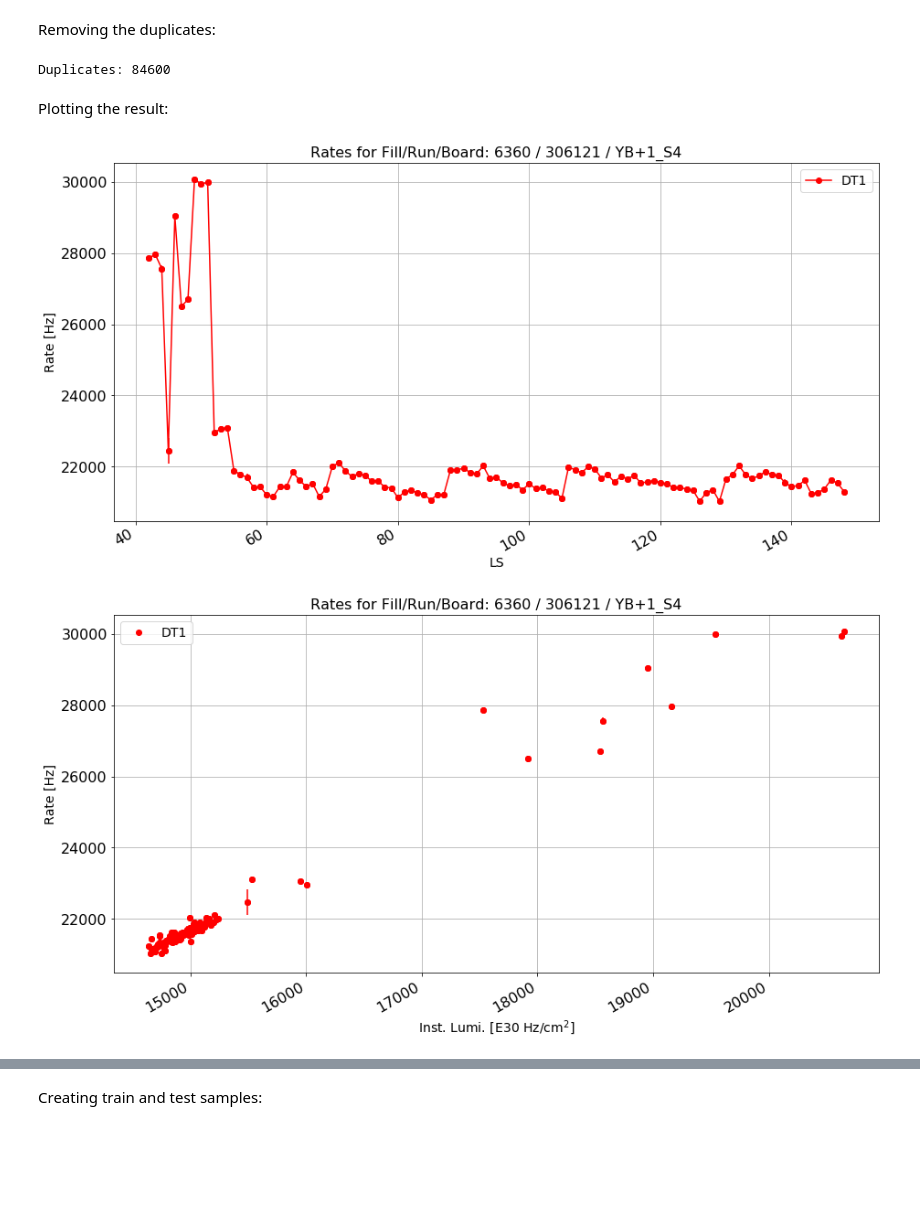
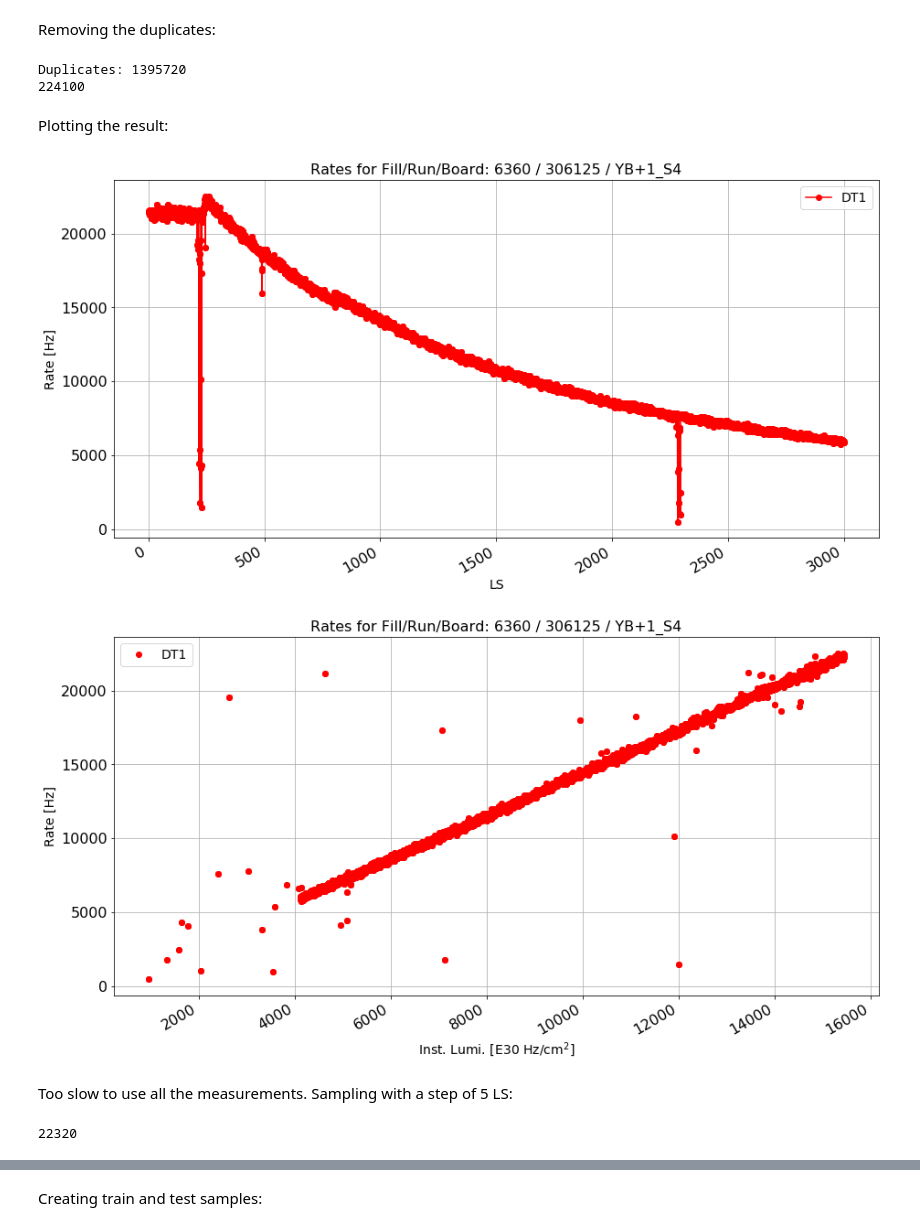
Before and after one commit to merveince92/RPCTriggerRateMonitoringWithML, a Jupyter notebook: inst_lumi_extractor.ipynb, the cells around one changed output, grey strips where cells are left out. Cells and saved outputs as stored; diff of their text form; code cells hidden in the pictures; blank space fills up the shorter version.

```diff
--- a/inst_lumi_extractor.ipynb
+++ b/inst_lumi_extractor.ipynb
@@ -325,20 +366,22 @@ df_rates_noduplicates.to_csv("df_rates_nodup.csv", sep='\t')
 # %%
-def assignLS(df1, df2):
+#IT TAKES TOOOOO LONG
+def assignLS_ext(df1, df2):
+    j = 0
     temp = df1.copy()
-    for index1 in df2.index:
-        #print index1
-        time = df1.time.loc[index1]
-        red = df2[df2["time"] == time]
-        if(len(red) > 0):
-            ls = red["ls"].iloc[0]
-            lumi = red["lumi"].iloc[0]
-            for i in range(index1, index1+60):
-                #print i, time, ls, lumi
-                temp.loc[i, "ls"] = ls
-                temp.loc[i, "lumi"] = lumi
+    for index in df2.index:
+        #print index
+        ls = df2["ls"].loc[index]
+        lumi = df2["lumi"].loc[index]
+        for i in range(index, index+60):
+            j = j + 1
+            if(j%1000 == 0):
+                print j
+            #print i, ls, lumi
+            temp.loc[i, "ls"] = ls
+            temp.loc[i, "lumi"] = lumi
     return temp
 
-temp = assignLS(df_rates, df_rates_noduplicates)
+temp = assignLS_ext(df_rates, df_rates_noduplicates)
 df_rates = temp
 # %%
 print df_rates[df_rates.ls <= 0]
@@ -367,14 +419,15 @@ for board in df_boards:
     #print board
     for run in runs:
         rate = df_rates[(df_rates["board"] == board) & (df_rates["run"] == run)]
-        count = len(rate) #Number of LS
+        rule = rate.duplicated(subset=["ls"])
+        count = (rule == False).sum()
         #print "nLS:", count
         for i in range(1, count+1): #Loop over the LS
             #print i
             average = [] #List of average rates for each algos
             std_dev = [] #List of uncertainties for each algos
             index0 = -1 #Index of the first duplicate, the one that will survive
-            rate2 = rate[rate["ls"] == i] #Duplicates with the same LS
+            rate2 = rate[rate["ls"] == i] #Lines with the same LS
             if(len(rate2) == 0):
                 continue
             #print rate2
@@ -429,13 +487,16 @@ for obj in resultAverage2:
 # %%
-df_rates_backup = df_rates.copy()
-df_rates.to_csv("df_rates.csv", sep='\t')
+df_rates = df_rates_backup.copy()
+#df_rates_backup = df_rates.copy()
+#df_rates.to_csv("df_rates.csv", sep='\t')
 # %% [markdown]
 Removing the duplicates:
 # %%
 rule = df_rates.duplicated(subset=["run", "wheel", "sector", "ls"])
 print "Duplicates:", rule.sum()
 df_rates = df_rates[rule == False]
+print len(df_rates)
 # %% [output]
-Duplicates: 84600
+Duplicates: 1395720
+224100
 # %%
 #Check one case
@@ -447,24 +508,26 @@ Plotting the result:
 # %%
 def plot_rate_vs_ls(df, run, x_val, y_val, z_val, x_err, y_err, title_x, title_y, title, opt):
     df_temp = df.copy()
     rule = ((df_temp["board"] == z_val) & (df_temp["run"] == run))
     df_temp = df_temp[rule]
     fig, ax = plt.subplots()
     plt.xlabel(title_x)
     plt.ylabel(title_y)
     ax.grid()
     fig.autofmt_xdate()
     plt.plot(df_temp[x_val], df_temp[y_val], opt)
     plt.legend(loc="best")
     plt.errorbar(df_temp[x_val], df_temp[y_val], xerr=x_err, yerr=df_temp[y_err], fmt='ro', ecolor='r')
     plt.title(title)
     plt.show();
 
-title = "Rates for Fill/Run/Board: "+str(int_lumi2["fill"].iloc[0])+" / "+str(df_rates["run"].iloc[0])+" / YB+1_S4"
-plot_rate_vs_ls(df_rates, 306121, "ls", "DT1", "YB+1_S4", 0, "errorDT1", "LS", "Rate [Hz]", title, "ro-")
+title = "Rates for Fill/Run/Board: "+str(int_lumi2["fill"].iloc[0])+" / "+str(boundaries["run"].iloc[2])+" / YB+1_S4"
+plot_rate_vs_ls(df_rates, 306125, "ls", "DT1", "YB+1_S4", 0, "errorDT1", "LS", "Rate [Hz]", title, "ro-")
 
-plot_rate_vs_ls(df_rates, 306121, "lumi", "DT1", "YB+1_S4", 0, "errorDT1", "Inst. Lumi. [E30 Hz/cm$^2$]",
+plot_rate_vs_ls(df_rates, 306125, "lumi", "DT1", "YB+1_S4", 0, "errorDT1", "Inst. Lumi. [E30 Hz/cm$^2$]",
                 "Rate [Hz]", title, "ro")
 # %% [output]
-[figure, old version]
+[figure, new version]
-[figure, old version]
+[figure, new version]
+# %% [markdown]
+Too slow to use all the measurements. Sampling with a step of 5 LS:
@@ -471,2 +538,6 @@ plot_rate_vs_ls(df_rates, 306121, "lumi", "DT1", "YB+1_S4", 0, "errorDT1", "Inst
+# %%
+print len(reduced)
+# %% [output]
+22320
 # %%
 df_rates_new = pd.DataFrame(columns=["wheel", "sector", "station", "time", "content", "score"])
```
Also changed, not shown: parts of 59 cells of this notebook, 1 other file.
